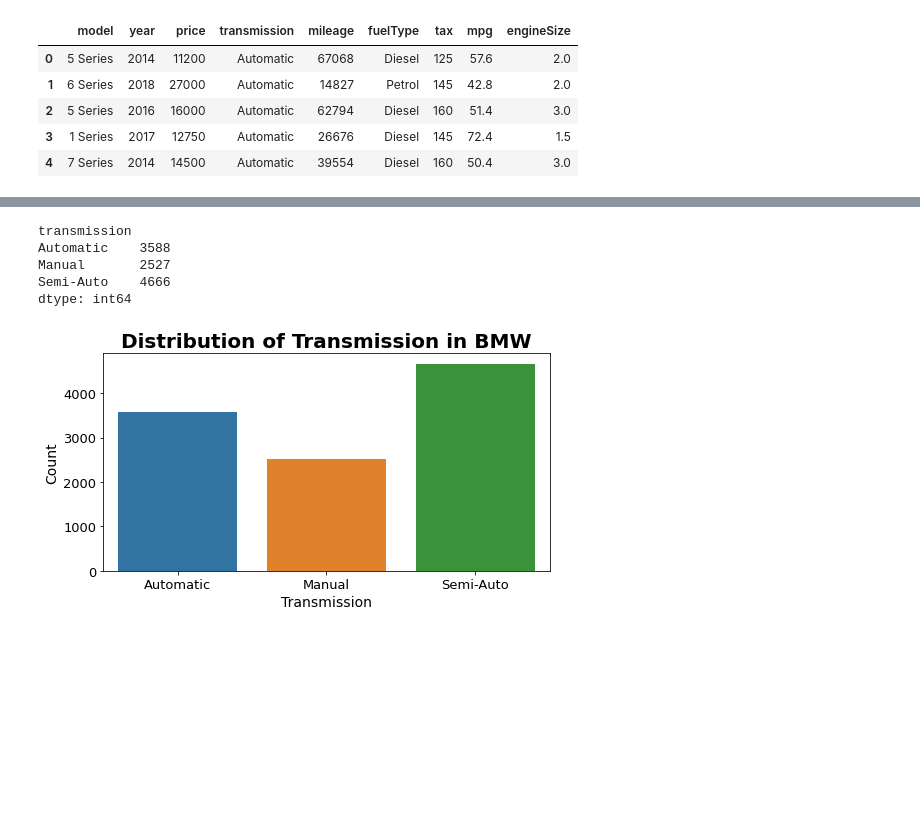
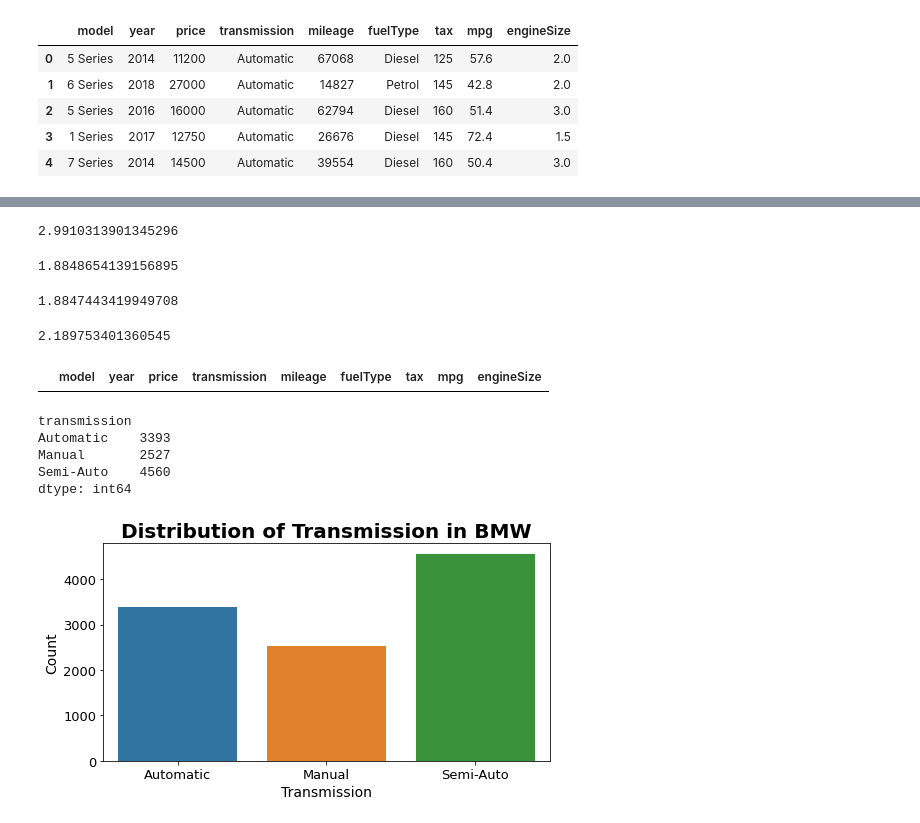
Before and after one commit to atalebizadeh/Examples, a Jupyter notebook: UK Used Cars/Analysis and Modeling.ipynb, the cells around one changed output, grey strips where cells are left out. Saved outputs shown, nothing was run; the diff lists cells and outputs as text; code cells hidden in the pictures; blank space fills up the shorter version.

```diff
--- a/UK Used Cars/Analysis and Modeling.ipynb
+++ b/UK Used Cars/Analysis and Modeling.ipynb
@@ -14,5 +14,5 @@ from sklearn.tree import DecisionTreeRegressor
 from sklearn.neighbors import KNeighborsRegressor
 from xgboost import XGBRegressor
 # %%
-df_bmw = pd.read_csv('./data/bmw.csv')
+df = pd.read_csv('./data/bmw.csv')
 # %%
@@ -26,0 +148,2 @@ df_bmw.head()
+# %%
+df = df[~df['fuelType'].isin(['Hybrid', 'Electric'])]
@@ -27,24 +166,48 @@ df_bmw.head()
+# %%
+df[df['model']==' X5'].engineSize.mean()
+# %% [output]
+2.9910313901345296
+# %%
+df[df['model']==' 1 Series'].engineSize.mean()
+# %% [output]
+1.8848654139156895
+# %%
+df[df['model']==' 2 Series'].engineSize.mean()
+# %% [output]
+1.8847443419949708
+# %%
+df[df['model']==' 3 Series'].engineSize.mean()
+# %% [output]
+2.189753401360545
+# %%
+df.loc[df['model']==' X5', 'engineSize'] = 3.0
+# %%
+df.loc[df['model'].isin([' 1 Series', ' 2 Series', ' 3 Series']), 'engineSize'] = 2
+# %%
+df[df['engineSize']==0]
+# %% [output]
+|  | model | year | price | transmission | mileage | fuelType | tax | mpg | engineSize |
 # %%
-df_bmw.groupby('transmission').size()
+df.groupby('transmission').size()
 # %% [output]
 transmission
-Automatic    3588
+Automatic    3393
 Manual       2527
-Semi-Auto    4666
+Semi-Auto    4560
 dtype: int64
 # %%
 plt.figure(figsize=(8,4))
-ax = sns.countplot(x='transmission', data=df_bmw)
+ax = sns.countplot(x='transmission', data=df)
 ax.set_xlabel('Transmission',fontsize=14)
 ax.set_ylabel('Count', fontsize=14)
 ax.set_title('Distribution of Transmission in BMW',fontsize=20, weight='bold')
 plt.xticks(fontsize =13)
 plt.yticks(fontsize =13)
 plt.show()
-# sns.countplot(x='transmission', data=df_bmw)
+# sns.countplot(x='transmission', data=df)
 # plt.show()
 # %% [output]
-[figure, old version]
+[figure, new version]
 # %%
 plt.figure(figsize=(20,10))
 sns.set_theme(style="darkgrid")
```
Also changed, not shown: parts of 14 cells of this notebook.
